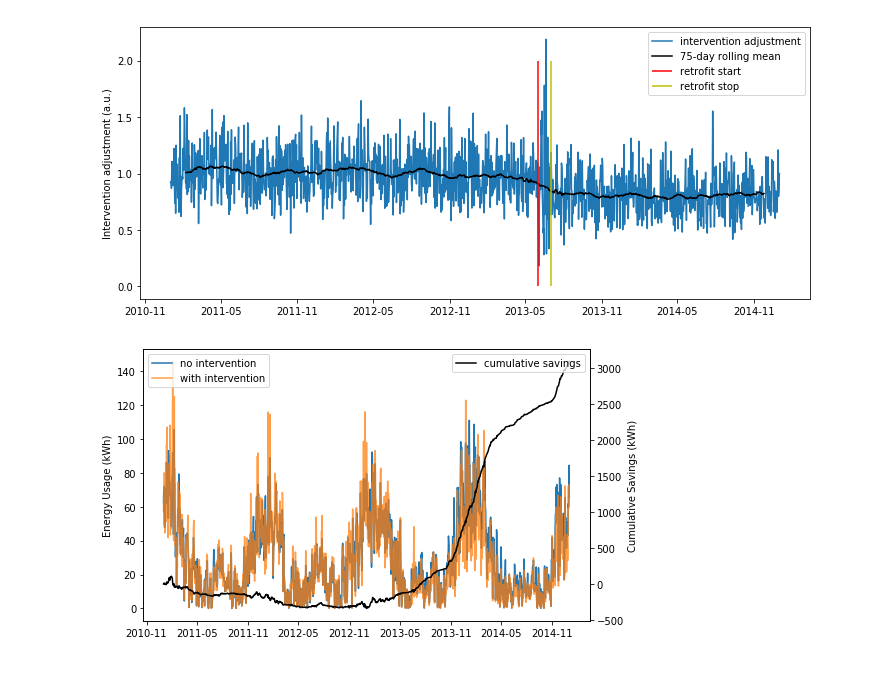
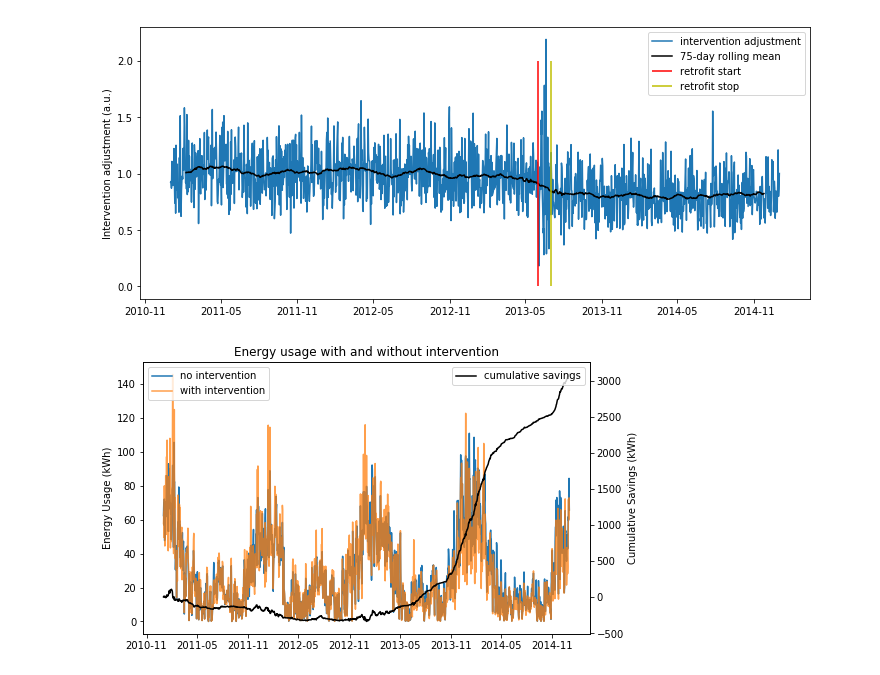
Before and after one commit to openeemeter/eemeter, a Jupyter notebook: scripts/eemeter_basic_usage_data_creation.ipynb, the cells around one changed output. Cells and saved outputs as stored; diff of their text form; code cells hidden in the pictures.

```diff
--- a/scripts/eemeter_basic_usage_data_creation.ipynb
+++ b/scripts/eemeter_basic_usage_data_creation.ipynb
@@ -83,22 +88,23 @@ leg = ax.legend()
 # %%
 fig, ax = plt.subplots(figsize=(8,5))
 axdiff = ax.twinx()
 
 avg_kwh_per_day = 10608.0 / 365
 
 values_no_intervention = avg_kwh_per_day * hdd_cdd_norm * weekday_biases
 values_with_intervention = intervention_adjustment * values_no_intervention
 diff = values_no_intervention - values_with_intervention
 axdiff.plot(diff.cumsum(), 'k', label='cumulative savings')
 axdiff.legend(loc=1)
 axdiff.set_ylabel("Cumulative Savings (kWh)")
 
 ax.plot(values_no_intervention, label='no intervention')
 ax.plot(values_with_intervention, label='with intervention', alpha=.75)
+ax.set_title("Energy usage with and without intervention")
 ax.set_ylabel("Energy Usage (kWh)")
 leg = ax.legend(loc=2)
 # %% [output]
-[figure, old version]
+[figure, new version]
 # %%
 energy_df = pd.DataFrame({
         "project_id": "ABC",
```
Also changed, not shown: parts of 4 cells of this notebook, 13 other files.
